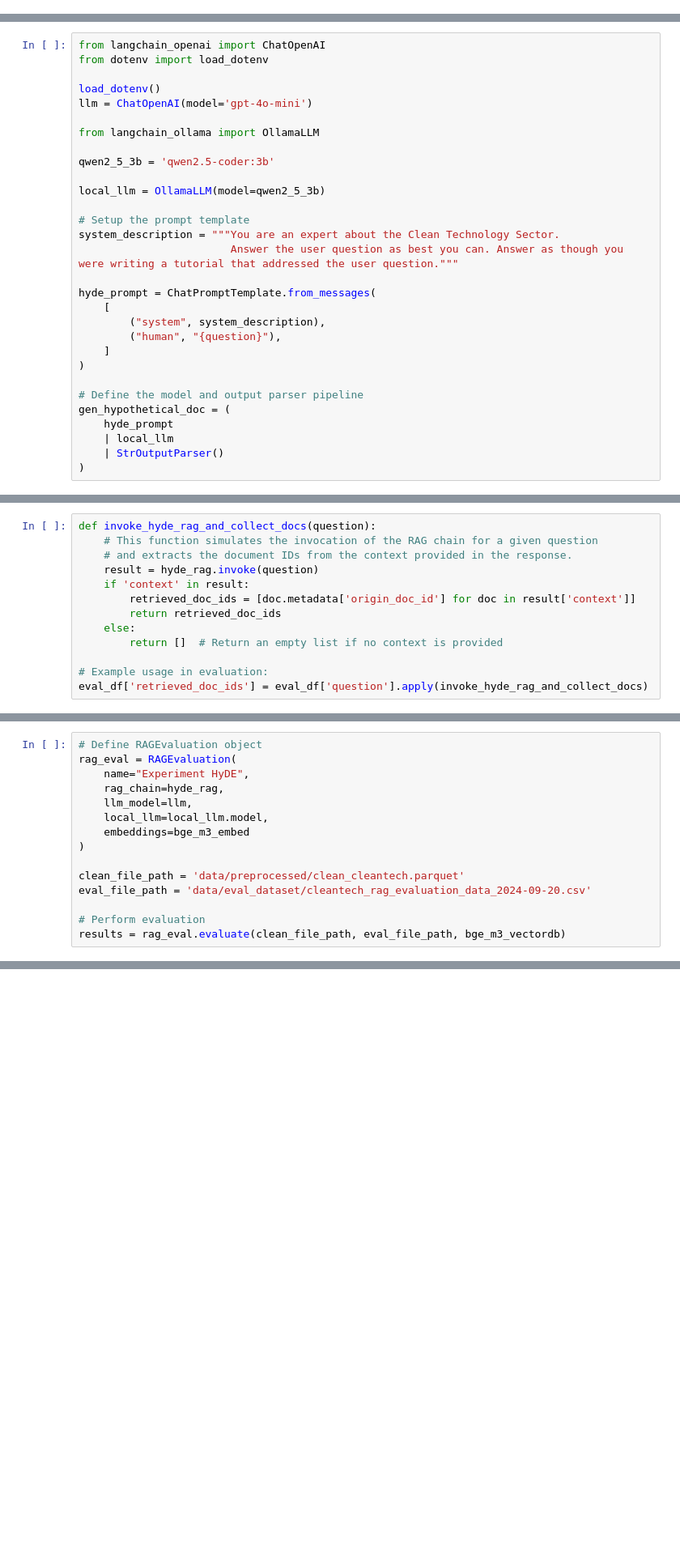
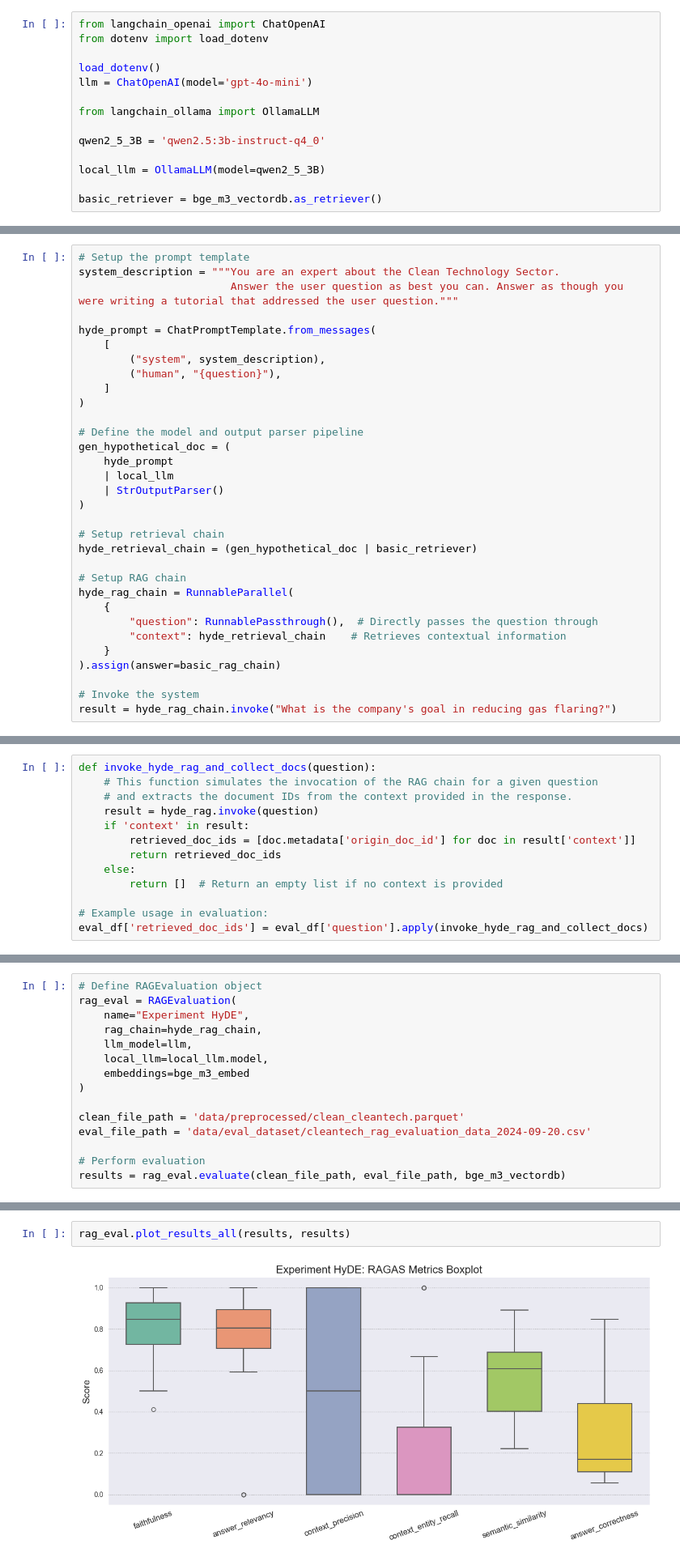
Before and after one commit to somehowchris/npr-mc1-frfr, a Jupyter notebook: HyDE.ipynb, the cells around one changed output, grey strips where cells are left out. Shown: that part at 81% size. Drawn from its saved outputs; the diff is of its cells as text; blank space fills up the shorter version.

```diff
--- a/HyDE.ipynb
+++ b/HyDE.ipynb
@@ -45 +33,15 @@ VectorStorage(method_of_embedding=CustomHuggingFaceEndpointEmbeddings, group=BAA
 False
+# %%
+from langchain_openai import ChatOpenAI
+from dotenv import load_dotenv
+
+load_dotenv()
+llm = ChatOpenAI(model='gpt-4o-mini')
+
+from langchain_ollama import OllamaLLM
+
+qwen2_5_3B = 'qwen2.5:3b-instruct-q4_0'
+
+local_llm = OllamaLLM(model=qwen2_5_3B)
+
+basic_retriever = bge_m3_vectordb.as_retriever()
@@ -46,16 +80,4 @@ False
 # %%
-from langchain_openai import ChatOpenAI
-from dotenv import load_dotenv
-
-load_dotenv()
-llm = ChatOpenAI(model='gpt-4o-mini')
-
-from langchain_ollama import OllamaLLM
-
-qwen2_5_3b = 'qwen2.5-coder:3b'
-
-local_llm = OllamaLLM(model=qwen2_5_3b)
-
 # Setup the prompt template
 system_description = """You are an expert about the Clean Technology Sector.
                         Answer the user question as best you can. Answer as though you were writing a tutorial that addressed the user question."""
@@ -73,3 +95,17 @@ gen_hypothetical_doc = (
     | local_llm
     | StrOutputParser()
 )
+
+# Setup retrieval chain
+hyde_retrieval_chain = (gen_hypothetical_doc | basic_retriever)
+
+# Setup RAG chain
+hyde_rag_chain = RunnableParallel(
+    {
+        "question": RunnablePassthrough(),  # Directly passes the question through
+        "context": hyde_retrieval_chain    # Retrieves contextual information
+    }
+).assign(answer=basic_rag_chain)
+
+# Invoke the system
+result = hyde_rag_chain.invoke("What is the company's goal in reducing gas flaring?")
@@ -179,7 +172,7 @@ print(len(eval_df['retrieved_doc_ids'][0]))
 # Define RAGEvaluation object
 rag_eval = RAGEvaluation(
     name="Experiment HyDE",
-    rag_chain=hyde_rag,
+    rag_chain=hyde_rag_chain,
     llm_model=llm,
     local_llm=local_llm.model,
     embeddings=bge_m3_embed
@@ -196,0 +197,4 @@ ArrowInvalid: Could not convert Document(metadata={'date': '2023-01-20', 'domain
+# %%
+rag_eval.plot_results_all(results, results)
+# %% [output]
+[figure, added]
```
Also changed, not shown: parts of 11 cells of this notebook, 3 other files.
